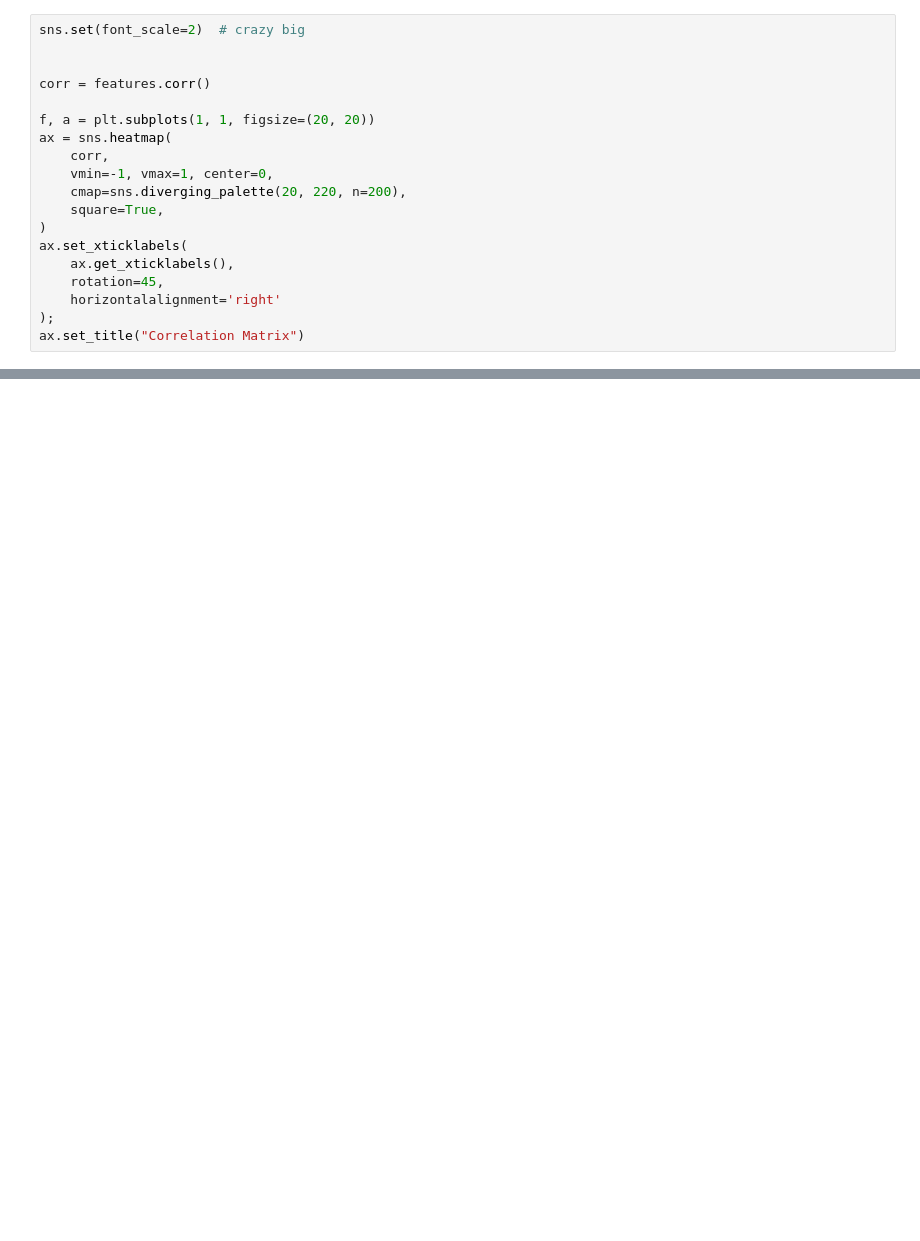
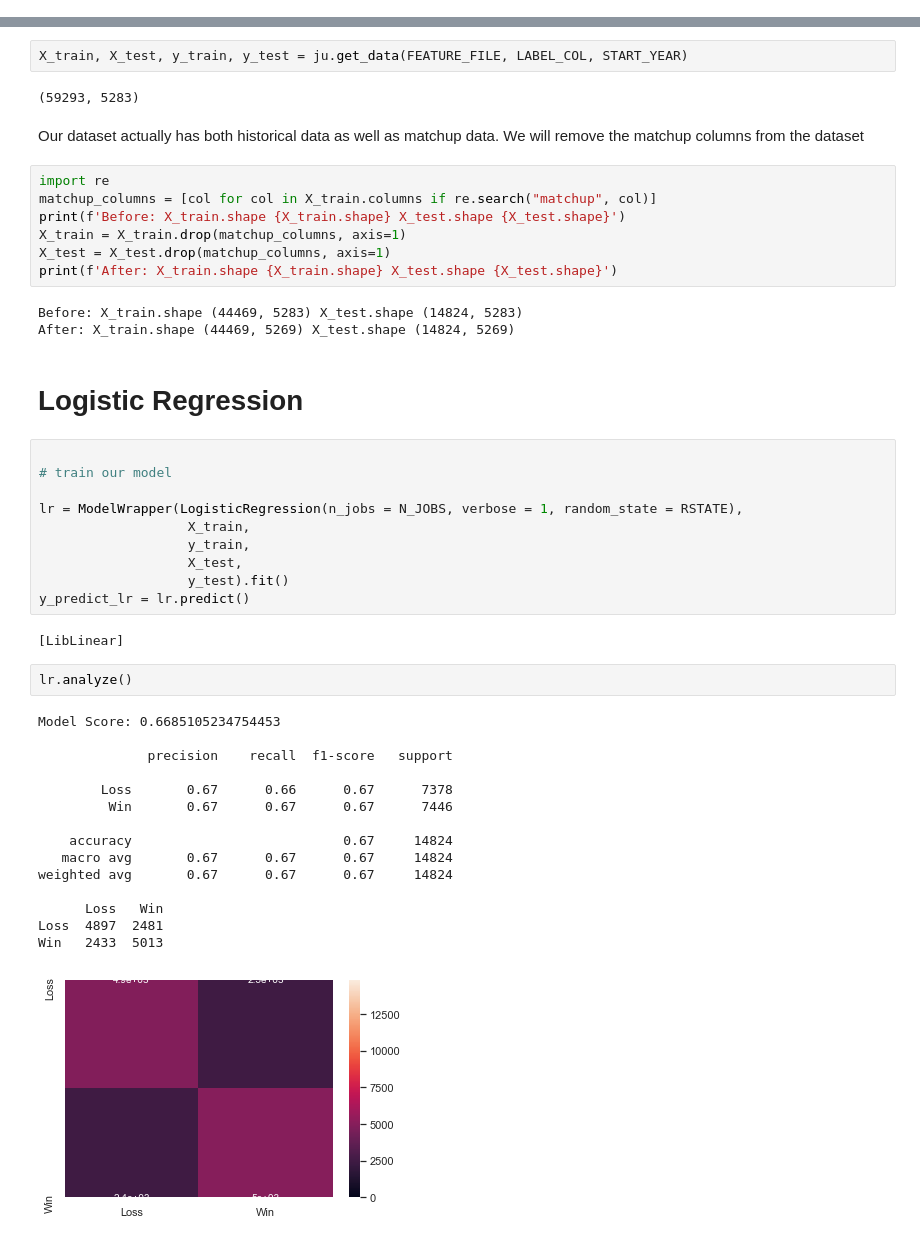
Before and after one commit to sv650s/atp-tennis-predictions, a Jupyter notebook: notebooks/7-atp_diff-ohe-history.ipynb, the cells around one changed output, grey strips where cells are left out. Saved outputs shown, nothing was run; the diff lists cells and outputs as text; blank space fills up the shorter version.

Commit message:
ran notebooks with diff+ohe+history data

```diff
--- a/notebooks/7-atp_diff-ohe-history.ipynb
+++ b/notebooks/7-atp_diff-ohe-history.ipynb
@@ -484,19 +0,0 @@ Truth Label: 0.0 Predicted Label: 1.0
-# %%
-sns.set(font_scale=2)  # crazy big
-
-
-corr = features.corr()
-
-f, a = plt.subplots(1, 1, figsize=(20, 20))
-ax = sns.heatmap(
-    corr,
-    vmin=-1, vmax=1, center=0,
-    cmap=sns.diverging_palette(20, 220, n=200),
-    square=True,
-)
-ax.set_xticklabels(
-    ax.get_xticklabels(),
-    rotation=45,
-    horizontalalignment='right'
-);
-ax.set_title("Correlation Matrix")
@@ -505,0 +114,48 @@ Text(0.5, 1, 'Correlation Matrix')
+# %%
+X_train, X_test, y_train, y_test = ju.get_data(FEATURE_FILE, LABEL_COL, START_YEAR)
+# %% [output]
+(59293, 5283)
+# %% [markdown]
+Our dataset actually has both historical data as well as matchup data. We will remove the matchup columns from the dataset
+# %%
+import re
+matchup_columns = [col for col in X_train.columns if re.search("matchup", col)]
+print(f'Before: X_train.shape {X_train.shape} X_test.shape {X_test.shape}')
+X_train = X_train.drop(matchup_columns, axis=1)
+X_test = X_test.drop(matchup_columns, axis=1)
+print(f'After: X_train.shape {X_train.shape} X_test.shape {X_test.shape}')
+# %% [output]
+Before: X_train.shape (44469, 5283) X_test.shape (14824, 5283)
+After: X_train.shape (44469, 5269) X_test.shape (14824, 5269)
+# %% [markdown]
+# Logistic Regression
+# %%
+
+# train our model
+
+lr = ModelWrapper(LogisticRegression(n_jobs = N_JOBS, verbose = 1, random_state = RSTATE),
+                   X_train,
+                   y_train,
+                   X_test,
+                   y_test).fit()
+y_predict_lr = lr.predict()
+# %% [output]
+[LibLinear]
+# %%
+lr.analyze()
+# %% [output]
+Model Score: 0.6685105234754453
+
+              precision    recall  f1-score   support
+
+        Loss       0.67      0.66      0.67      7378
+         Win       0.67      0.67      0.67      7446
+
+    accuracy                           0.67     14824
+   macro avg       0.67      0.67      0.67     14824
+weighted avg       0.67      0.67      0.67     14824
+
+      Loss   Win
+Loss  4897  2481
+Win   2433  5013
+[figure, added]
```
Also changed, not shown: parts of 81 cells of this notebook, 1 other file.
